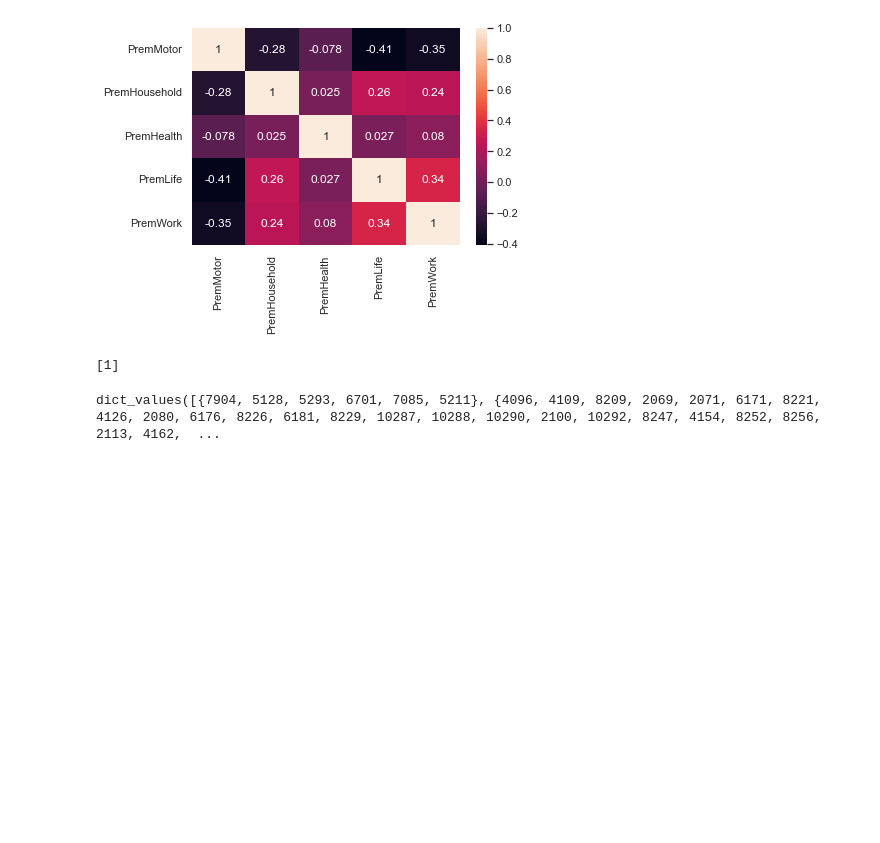
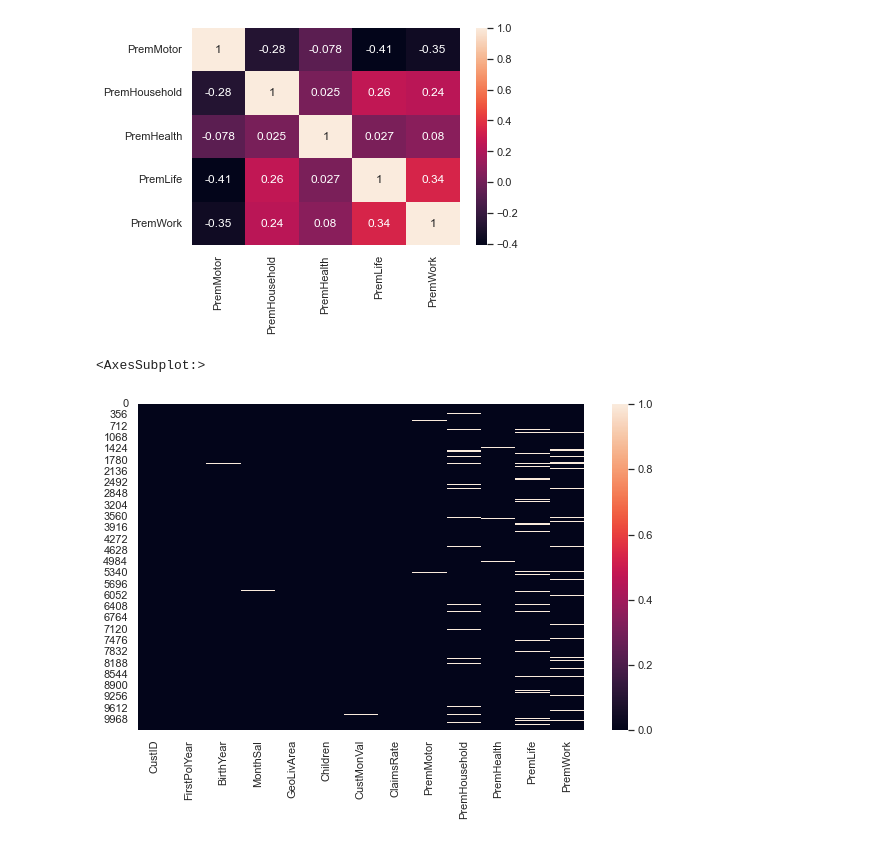
Before and after one commit to lstk44/A2ZInsuranceNOVA, a Jupyter notebook: A2ZInsuranceNotebook.ipynb, the cells around one changed output. Saved outputs shown, nothing was run; the diff lists cells and outputs as text; code cells hidden in the pictures; blank space fills up the shorter version.

```diff
--- a/A2ZInsuranceNotebook.ipynb
+++ b/A2ZInsuranceNotebook.ipynb
@@ -239,22 +262,10 @@ Histogram and boxlots after outlier removal via IQR-Method
 # %%
-def outliers_removed(numeric_features):
-    res = {}
-    for i in numeric_features:
-        q1, q3, iqr = np.nanquantile(df[i], 0.25), np.nanquantile(df[i], 0.75), np.nanquantile(df[i], 0.75) - np.nanquantile(df[i], 0.25)
-        lower_bound = q1-(1.5*iqr)
-        upper_bound = q3+(1.5*iqr)
-
-        res[i] = list(df[df[i].between(lower_bound, upper_bound)][i])
-    return res
-
-out_rev = outliers_removed(df_numeric_features)
-
 fig, ax = plt.subplots(math.ceil(len(df_numeric_features)/2),4, figsize = (30,30))
 ax_flat1 = list(ax.flatten())[::2]
 ax_flat2 = list(ax.flatten())[1::2]
-for i, feat in zip(range(len(ax_flat1)), out_rev.keys()):
-    ax_flat1[i].hist(out_rev[feat], bins = 50, color = '#bf5252')
-    ax_flat2[i].boxplot(out_rev[feat], notch = True, patch_artist = True)
+for i, feat in zip(range(len(ax_flat1)), df_numeric_features):
+    ax_flat1[i].hist(iqr_method(df[feat]), bins = 50, color = '#bf5252')
+    ax_flat2[i].boxplot(iqr_method(df[feat]), notch = True, patch_artist = True)
     ax_flat1[i].set_title(feat)
     ax_flat2[i].set_title(feat)
 
@@ -344,11 +354,20 @@ sns.heatmap(prem_corr.loc[['PremMotor', 'PremHousehold', 'PremHealth', 'PremLife
 plt.show()
 # %% [output]
 [figure]
-# %%
-list(set.intersection(*[{1,2,3},{3,4,1},{5,4,1}]))
-# %% [output]
-[1]
-# %%
-d.values()
-# %% [output]
-dict_values([{7904, 5128, 5293, 6701, 7085, 5211}, {4096, 4109, 8209, 2069, 2071, 6171, 8221, 4126, 2080, 6176, 8226, 6181, 8229, 10287, 10288, 10290, 2100, 10292, 8247, 4154, 8252, 8256, 2113, 4162,  ...
+# %%
+df_outliers_heatmap = df.copy()
+df_outliers_heatmap.drop(columns=['EducDeg'], inplace = True)
+for col in df_outliers_heatmap.columns:
+    q25 = df[col].quantile(.25)
+    q75 = df[col].quantile(.75)
+    iqr = (q75 - q25)
+    upper_lim = q75 + 1.5 * iqr
+    lower_lim = q25 - 1.5 * iqr
+
+    df_outliers_heatmap[col] = [None if i < lower_lim or i > upper_lim else i for i in df_outliers_heatmap[col]]
+# %%
+plt.figure(figsize=(10,6))
+sns.heatmap(df_outliers_heatmap.isna())
+# %% [output]
+<AxesSubplot:>
+[figure, added]
```
Also changed, not shown: parts of 3 cells of this notebook.
